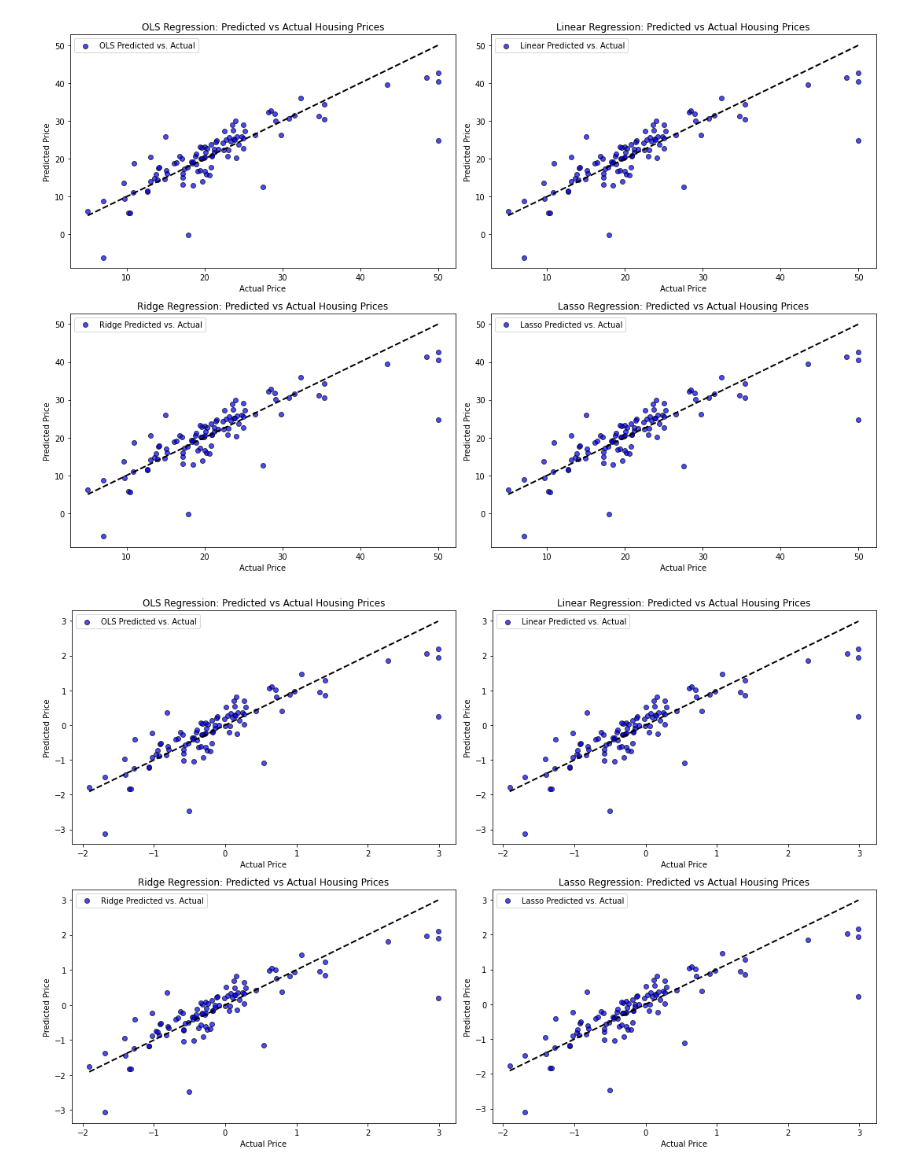
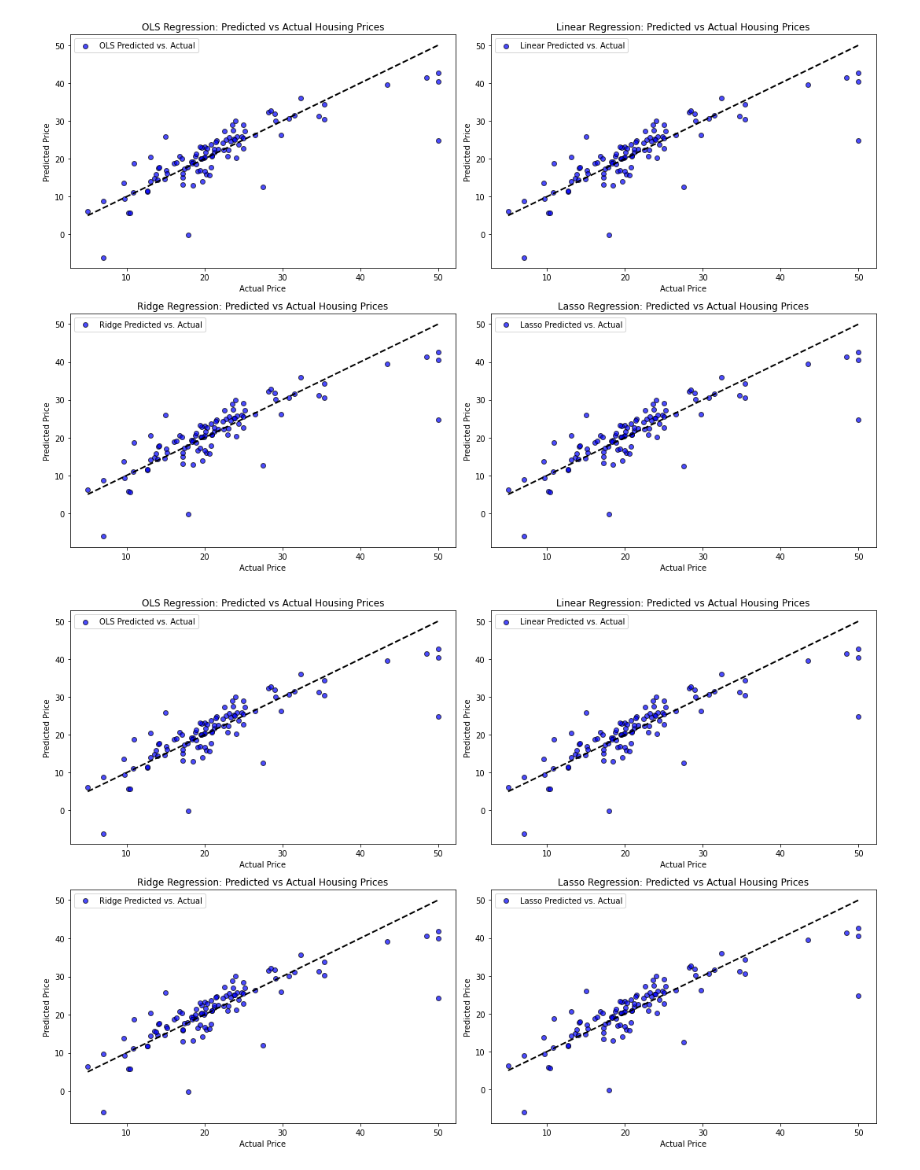
Before and after one commit to buddhathapa12/machine-learning, a Jupyter notebook: linearRegression_Assignment1/E923Q669_CS770_Assignment1_Q1.ipynb, the cells around one changed output. Cells and saved outputs as stored; diff of their text form; code cells hidden in the pictures.

Commit message:
Added few theoritical background and analysis of the outputs

```diff
--- a/linearRegression_Assignment1/E923Q669_CS770_Assignment1_Q1.ipynb
+++ b/linearRegression_Assignment1/E923Q669_CS770_Assignment1_Q1.ipynb
@@ -370,33 +283,33 @@ y_test_predicted_ols = ols_linear_model.predict(X_test_with_const)
 # %%
-X_standardized_train, X_standardized_test, y_standardized_train, y_standardized_test = train_test_split(standardizedHousingDataset.drop(columns= ["MEDV"]), standardizedHousingDataset[["MEDV"]], test_size=0.2, random_state=42)
-
-# Using LinearRegression model from sklearn
-linear_model = LinearRegression().fit(X_standardized_train, y_standardized_train)
-y_standardized_test_predicted_linear_model = linear_model.predict(X_standardized_test)
+# Using LinearRegression model from sklearn in scaled feature data
+linear_model_with_scaled_data = LinearRegression().fit(X_standardized_train, y_train)
+y_standardized_test_predicted_linear_model = linear_model_with_scaled_data.predict(X_standardized_test)
 
 #using ridge model from sklearn
-rigged_linear_model = RidgeCV(alphas=[0.1, 1.0, 10.0, 100.0]).fit(X_standardized_train, y_standardized_train)
-y_standardized_test_predicted_ridge = rigged_linear_model.predict(X_standardized_test)
+rigged_linear_model_with_scaled_data = RidgeCV(alphas=[0.1, 1.0, 10.0, 100.0]).fit(X_standardized_train, y_train)
+y_standardized_test_predicted_ridge = rigged_linear_model_with_scaled_data.predict(X_standardized_test)
 
 #using Lasso model from sklearn
-lasso_linear_model = LassoCV(alphas=[0.001, 0.01, 0.1, 1.0, 10.0]).fit(X_standardized_train, y_standardized_train.values.ravel())
-y_standardized_test_predicted_lasso = lasso_linear_model.predict(X_standardized_test)
-
+lasso_linear_model_with_scaled_data = LassoCV(alphas=[0.001, 0.01, 0.1, 1.0, 10.0]).fit(X_standardized_train, y_train.values.ravel())
+y_standardized_test_predicted_lasso = lasso_linear_model_with_scaled_data.predict(X_standardized_test)
 
 X_standardized_train_with_const = sm.add_constant(X_standardized_train)
-ols_linear_model = sm.OLS(y_standardized_train, X_standardized_train_with_const).fit()
+ols_linear_model_with_scaled_data = sm.OLS(y_train, X_standardized_train_with_const).fit()
 X_standardized_test_with_const = sm.add_constant(X_standardized_test)
-y_standardized_test_predicted_ols = ols_linear_model.predict(X_standardized_test_with_const)
+y_standardized_test_predicted_ols = ols_linear_model_with_scaled_data.predict(X_standardized_test_with_const)
 # %%
 from sklearn.metrics import mean_squared_error, r2_score
 
-
+print("Mean Squared Error and R^2 score analysis for different models where input data are fed to the system as it is.\n")
 models = ['OLS', 'Linear', 'Ridge', 'Lasso']
 predictions = [y_test_predicted_ols, y_test_predicted_linear_model, y_test_predicted_ridge, y_test_predicted_lasso]
+for name, y_pred in zip(models, predictions):
+    print(f"{name} Regression R^2 score: {r2_score(y_test, y_pred):.4f}")
+    print(f"{name} Regression MSE: {mean_squared_error(y_test, y_pred):.4f}\n")
+
+print("Mean Squared Error and R^2 score analysis for different models where input data are fed to the system after feature scaling.\n")
 predections_standardized = [y_standardized_test_predicted_ols, y_standardized_test_predicted_linear_model, y_standardized_test_predicted_ridge, y_standardized_test_predicted_lasso]
-for name, y_pred, y_standardized_prediction in zip(models, predictions, predections_standardized):
-    print(f"{name} Regression R^2 score: {r2_score(y_test, y_pred):.4f}")
-    print(f"{name} Regression MSE: {mean_squared_error(y_test, y_pred):.4f}")
-    print(f"{name} Regression R^2 score for standardized output: {r2_score(y_standardized_test, y_standardized_prediction):.4f}")
-    print(f"{name} Regression MSE for standardized output: {mean_squared_error(y_standardized_test, y_standardized_prediction):.4f}\n")
+for name, y_standardized_prediction in zip(models, predections_standardized):
+    print(f"{name} Regression R^2 score for standardized output: {r2_score(y_test, y_standardized_prediction):.4f}")
+    print(f"{name} Regression MSE for standardized output: {mean_squared_error(y_test, y_standardized_prediction):.4f}\n")
 # %% [output]
@@ -439,17 +380,17 @@ plt.show()
 # %%
 # Plotting Actual vs Predicted prices for all models
 fig, axs = plt.subplots(2, 2, figsize=(15, 10))
 axs = axs.flatten()
 
 for i, (name, y_standardized_pred) in enumerate(zip(models, predections_standardized)):
-    axs[i].scatter(y_standardized_test, y_standardized_pred, color='blue', edgecolor='k', alpha=0.7, label=f'{name} Predicted vs. Actual')
-    axs[i].plot([y_standardized_test.min(), y_standardized_test.max()], [y_standardized_test.min(), y_standardized_test.max()], 'k--', lw=2)
+    axs[i].scatter(y_test, y_standardized_pred, color='blue', edgecolor='k', alpha=0.7, label=f'{name} Predicted vs. Actual')
+    axs[i].plot([y_test.min(), y_test.max()], [y_test.min(), y_test.max()], 'k--', lw=2)
     axs[i].set_xlabel('Actual Price')
     axs[i].set_ylabel('Predicted Price')
     axs[i].set_title(f'{name} Regression: Predicted vs Actual Housing Prices')
     axs[i].legend()
 
 plt.tight_layout()
 plt.show()
 # %% [output]
-[figure, old version]
+[figure, new version]
```
Also changed, not shown: parts of 16 cells of this notebook.
